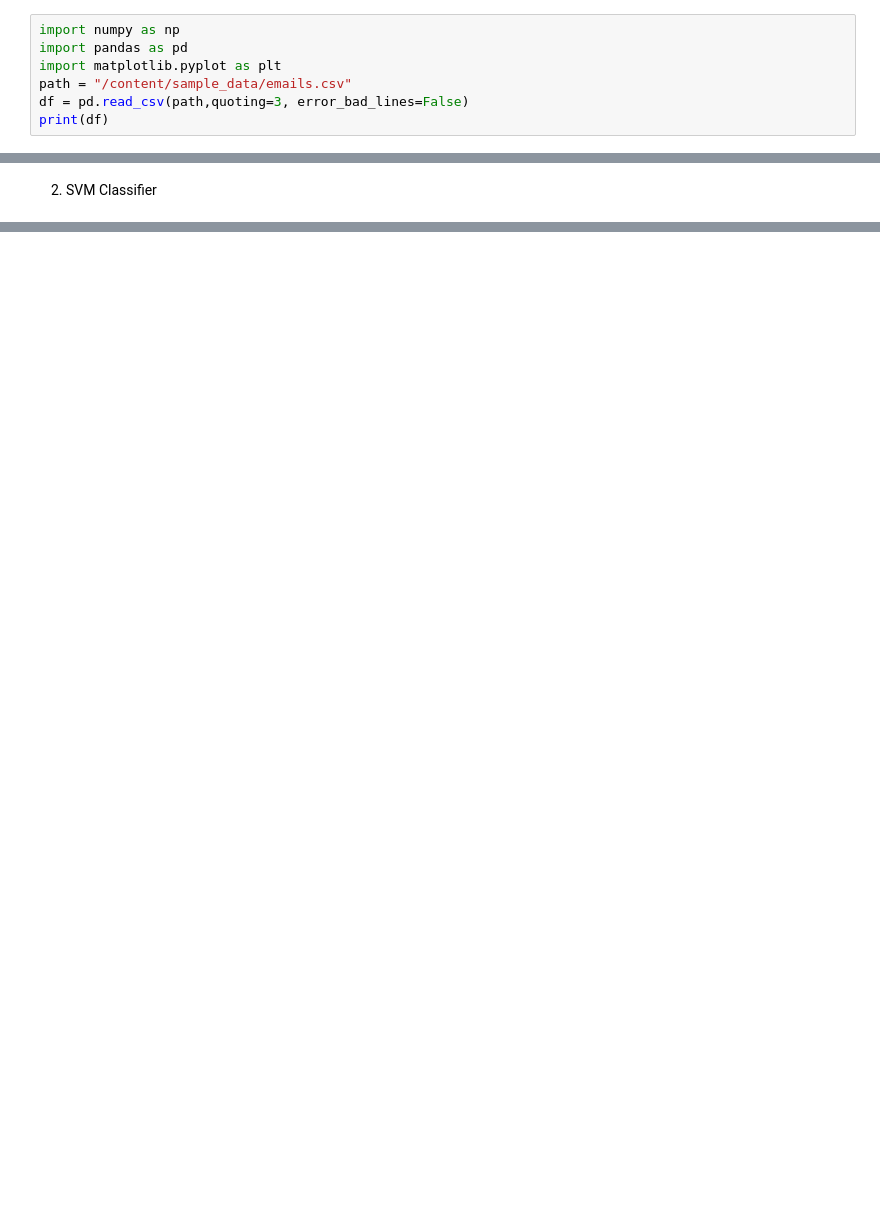
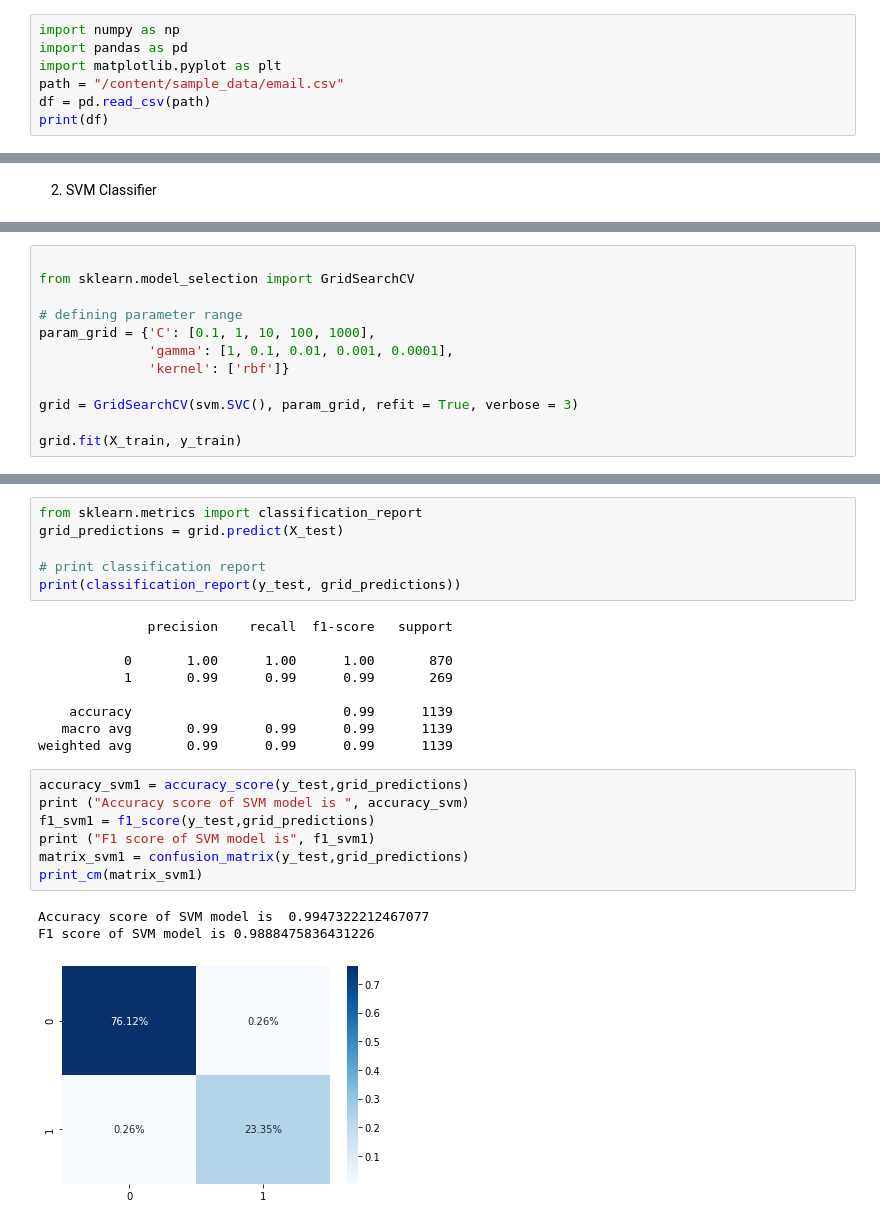
Before and after one commit to SauravTelge/SpamEmailClassification, a Jupyter notebook: SpamEmailClassification.ipynb, the cells around one changed output, grey strips where cells are left out. Saved outputs shown, nothing was run; the diff lists cells and outputs as text; blank space fills up the shorter version.

```diff
--- a/SpamEmailClassification.ipynb
+++ b/SpamEmailClassification.ipynb
@@ -4,7 +4,7 @@
 import numpy as np
 import pandas as pd
 import matplotlib.pyplot as plt
-path = "/content/sample_data/emails.csv"
-df = pd.read_csv(path,quoting=3, error_bad_lines=False)
+path = "/content/sample_data/email.csv"
+df = pd.read_csv(path)
 print(df)
 # %% [output]
@@ -103,0 +131,12 @@ print_cm(matrix_svm)
+# %%
+
+from sklearn.model_selection import GridSearchCV
+
+# defining parameter range
+param_grid = {'C': [0.1, 1, 10, 100, 1000],
+              'gamma': [1, 0.1, 0.01, 0.001, 0.0001],
+              'kernel': ['rbf']}
+
+grid = GridSearchCV(svm.SVC(), param_grid, refit = True, verbose = 3)
+
+grid.fit(X_train, y_train)
@@ -103,0 +197,26 @@ print_cm(matrix_svm)
+# %%
+from sklearn.metrics import classification_report
+grid_predictions = grid.predict(X_test)
+
+# print classification report
+print(classification_report(y_test, grid_predictions))
+# %% [output]
+              precision    recall  f1-score   support
+
+           0       1.00      1.00      1.00       870
+           1       0.99      0.99      0.99       269
+
+    accuracy                           0.99      1139
+   macro avg       0.99      0.99      0.99      1139
+weighted avg       0.99      0.99      0.99      1139
+# %%
+accuracy_svm1 = accuracy_score(y_test,grid_predictions)
+print ("Accuracy score of SVM model is ", accuracy_svm)
+f1_svm1 = f1_score(y_test,grid_predictions)
+print ("F1 score of SVM model is", f1_svm1)
+matrix_svm1 = confusion_matrix(y_test,grid_predictions)
+print_cm(matrix_svm1)
+# %% [output]
+Accuracy score of SVM model is  0.9947322212467077
+F1 score of SVM model is 0.9888475836431226
+[figure, added]
```
Also changed, not shown: parts of 17 cells of this notebook.
